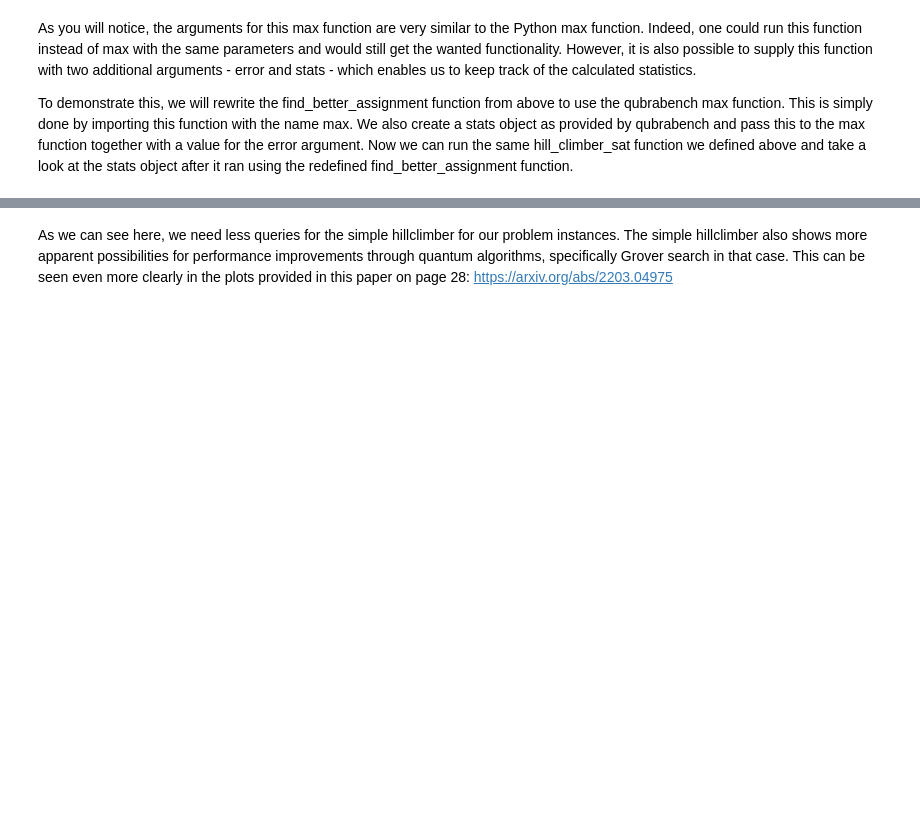
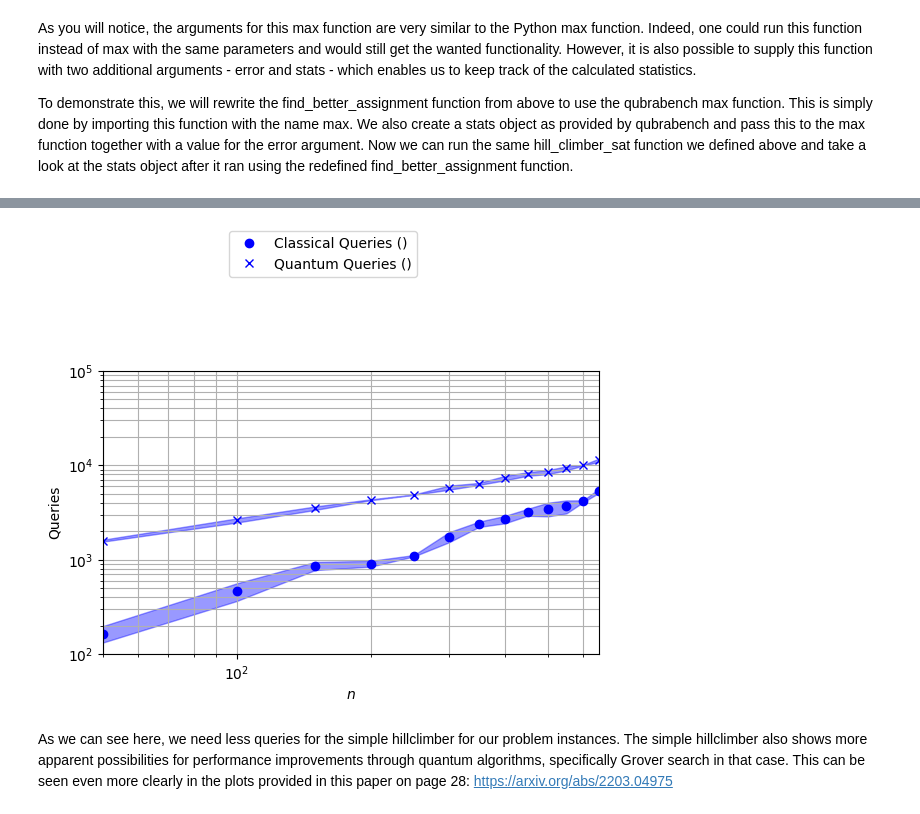
Before and after one commit to qubrabench/qubrabench, a Jupyter notebook: examples/sat/hillclimber.ipynb, the cells around one changed output, grey strips where cells are left out. Cells and saved outputs as stored; diff of their text form; code cells hidden in the pictures; blank space fills up the shorter version.

```diff
--- a/examples/sat/hillclimber.ipynb
+++ b/examples/sat/hillclimber.ipynb
@@ -393,11 +334,0 @@ We modify the above plotter a bit as we now want to group the data by column "st
-# %%
-class FullPlotter(Plotter):
-    def __init__(self):
-        self.colors["steep = False"] = "red"
-        self.colors["steep = True"] = "blue"
-
-    def get_data_group_column_names(self):
-        return ["steep"]
-
-
-FullPlotter().plot(full_data, quantum_factor=2, y_lower_lim=10)
@@ -403,0 +342,7 @@ FullPlotter().plot(full_data, quantum_factor=2, y_lower_lim=10)
+# %%
+from hillclimber import run
+
+rng = np.random.default_rng(seed=42)
+data_ref = pd.concat(
+    [run(k=3, n=n, r=3, n_runs=3, rng=rng, error=1e-3) for n in range(50, 700, 50)]
+)
@@ -404,2 +356,15 @@ FullPlotter().plot(full_data, quantum_factor=2, y_lower_lim=10)
+# %%
+class FullPlotter(Plotter):
+    def compute_aggregates(self, data, *, quantum_factor):
+        # compute combined query costs of quantum search
+        Q_c = data["quantum_expected_classical_queries"]
+        Q_q = data["quantum_expected_quantum_queries"]
+        data["C"] = data["classical_actual_queries"]
+        data["Q"] = Q_c + quantum_factor * Q_q
+        return data
+# %%
+FullPlotter().plot(data_ref, quantum_factor=2, y_lower_lim=100)
+# %% [output]
+[figure, added]
 # %% [markdown]
 As we can see here, we need less queries for the simple hillclimber for our problem instances. The simple hillclimber also shows more apparent possibilities for performance improvements through quantum algorithms, specifically Grover search in that case. This can be seen even more clearly in the plots provided in this paper on page 28: https://arxiv.org/abs/2203.04975
```
Also changed, not shown: parts of 34 cells of this notebook, 1 other file.
